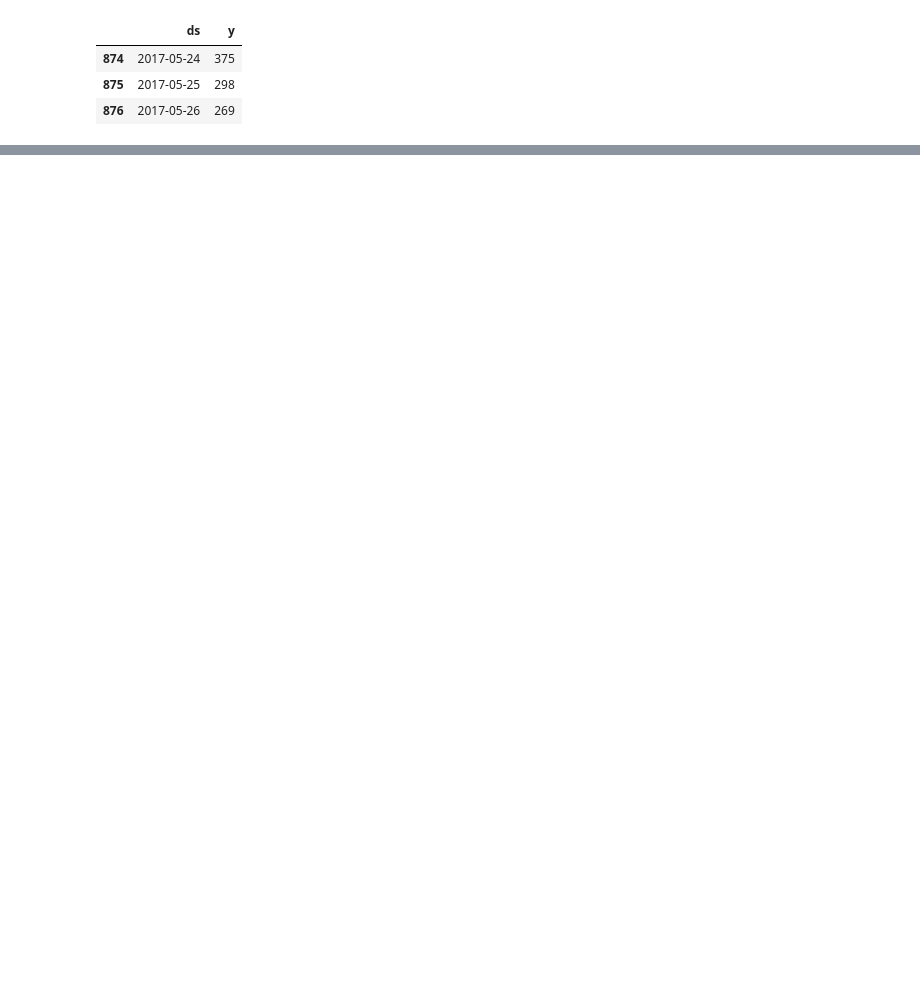
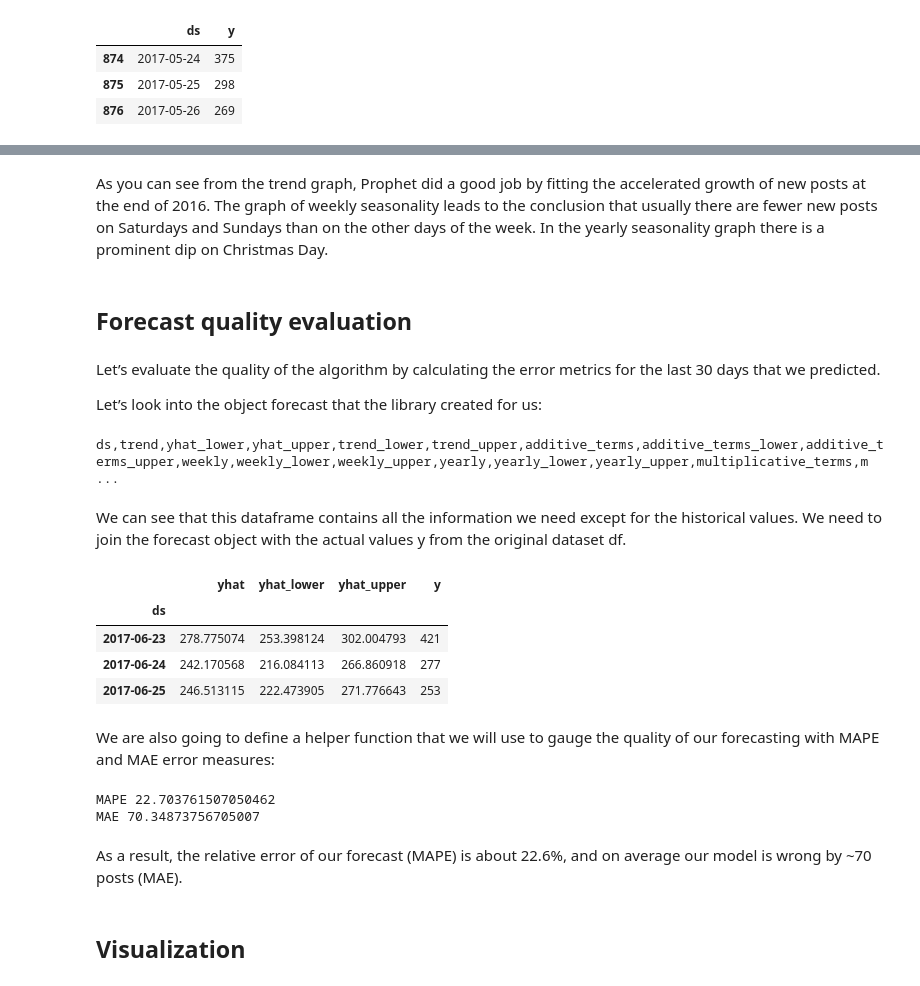
Before and after one commit to rahulrajesh131999/ai-ml-dl-journey, a Jupyter notebook: topic9/predicting_the_future_using_facebooks_prophet.ipynb, the cells around one changed output, grey strips where cells are left out. Drawn from its saved outputs; the diff is of its cells as text; code cells hidden in the pictures; blank space fills up the shorter version.

```diff
--- a/topic9/predicting_the_future_using_facebooks_prophet.ipynb
+++ b/topic9/predicting_the_future_using_facebooks_prophet.ipynb
@@ -243,0 +295,30 @@ train_df.tail(n=3)
+# %% [markdown]
+As you can see from the trend graph, Prophet did a good job by fitting the accelerated growth of new posts at the end of 2016. The graph of weekly seasonality leads to the conclusion that usually there are fewer new posts on Saturdays and Sundays than on the other days of the week. In the yearly seasonality graph there is a prominent dip on Christmas Day.
+# %% [markdown]
+##  Forecast quality evaluation
+# %% [markdown]
+Let’s evaluate the quality of the algorithm by calculating the error metrics for the last 30 days that we predicted.
+
+Let’s look into the object forecast that the library created for us:
+# %%
+print(",".join(forecast.columns))
+# %% [output]
+ds,trend,yhat_lower,yhat_upper,trend_lower,trend_upper,additive_terms,additive_terms_lower,additive_terms_upper,weekly,weekly_lower,weekly_upper,yearly,yearly_lower,yearly_upper,multiplicative_terms,m ...
+# %% [markdown]
+We can see that this dataframe contains all the information we need except for the historical values. We need to join the forecast object with the actual values y from the original dataset df.
+# %%
+def make_comparison_dataframe(historical, forecast):
+    return forecast.set_index("ds")[["yhat", "yhat_lower", "yhat_upper"]].join(
+        historical.set_index("ds")
+    )
+# %%
+cmp_df = make_comparison_dataframe(df, forecast)
+cmp_df.tail(n=3)
+# %% [output]
+|  | yhat | yhat_lower | yhat_upper | y |
+| ds |  |  |  |  |
+| 2017-06-23 | 278.775074 | 253.398124 | 302.004793 | 421 |
+| 2017-06-24 | 242.170568 | 216.084113 | 266.860918 | 277 |
+| 2017-06-25 | 246.513115 | 222.473905 | 271.776643 | 253 |
+# %% [markdown]
+We are also going to define a helper function that we will use to gauge the quality of our forecasting with MAPE and MAE error measures:
@@ -243,0 +351,10 @@ train_df.tail(n=3)
+# %%
+for err_name, err_value in calculate_forecast_errors(cmp_df, prediction_size).items():
+    print(err_name, err_value)
+# %% [output]
+MAPE 22.703761507050462
+MAE 70.34873756705007
+# %% [markdown]
+As a result, the relative error of our forecast (MAPE) is about 22.6%, and on average our model is wrong by ~70 posts (MAE).
+# %% [markdown]
+##  Visualization
```
Also changed, not shown: parts of 31 cells of this notebook, 3 other files.
